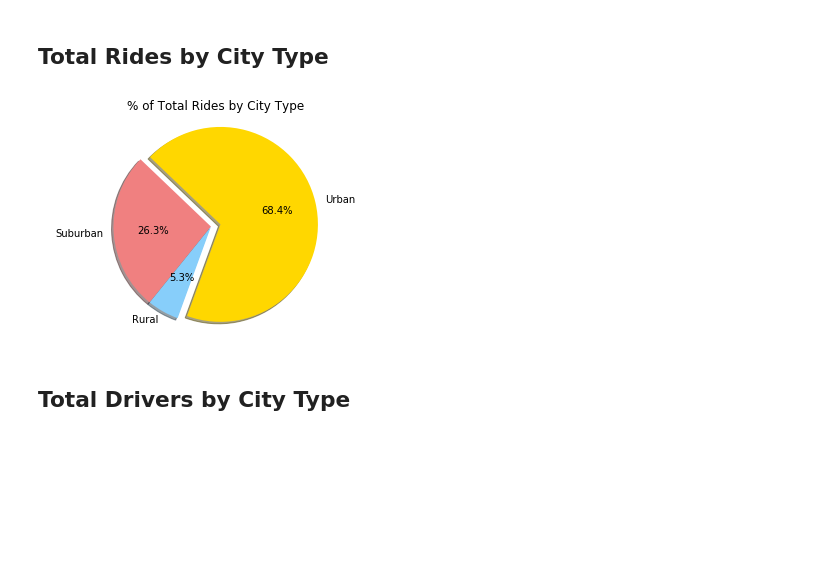
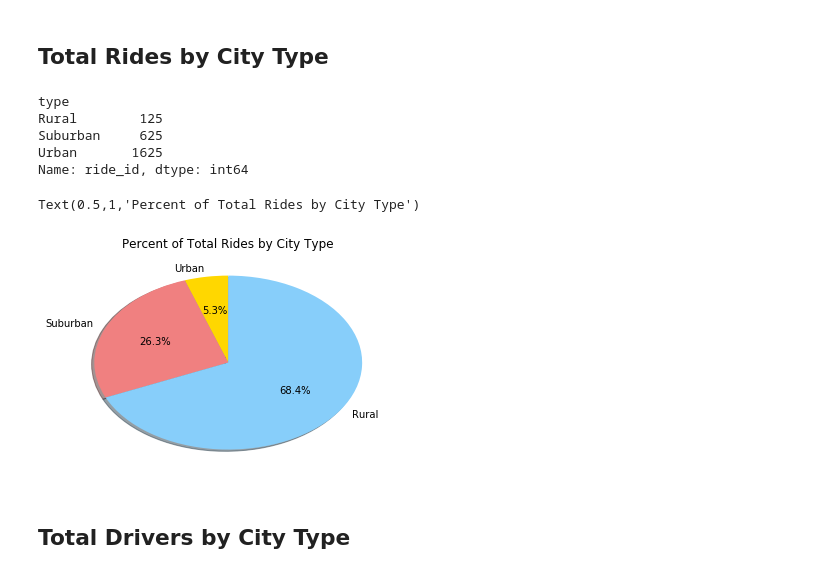
Before and after one commit to diamondamil/Pyber, a Jupyter notebook: pyber_starter.ipynb, the cells around one changed output. Drawn from its saved outputs; the diff is of its cells as text; code cells hidden in the pictures; blank space fills up the shorter version.

```diff
--- a/pyber_starter.ipynb
+++ b/pyber_starter.ipynb
@@ -145,36 +138,52 @@ plt.show()
 # %%
 # Calculate Ride Percents
 
 # Build Pie Chart
 
 #Percentage of Total Rides by City Type Pie Chart
 
-number_of_urban = ridecity_df[ridecity_df.loc[:,'type'] == "Urban"].city.count()
-number_of_suburban = ridecity_df[ridecity_df.loc[:,'type'] == "Suburban"].city.count()
-number_of_rural = ridecity_df[ridecity_df.loc[:,'type'] == "Rural"].city.count()
-number_of_fares = ridecity_df.city.count()
+#number_of_urban = ridecity_df[ridecity_df.loc[:,'type'] == "Urban"].city.count()
+#number_of_suburban = ridecity_df[ridecity_df.loc[:,'type'] == "Suburban"].city.count()
+#number_of_rural = ridecity_df[ridecity_df.loc[:,'type'] == "Rural"].city.count()
+#number_of_fares = ridecity_df.city.count()
 
 # Labels for the sections of our pie chart
-labels = ["Urban", "Suburban", "Rural"]
+#labels = ["Urban", "Suburban", "Rural"]
 
 # The values of each section of the pie chart
-sizes = [number_of_urban,number_of_suburban, number_of_rural]
+#sizes = [number_of_urban,number_of_suburban, number_of_rural]
 
 # The colors of each section of the pie chart
 colors = ["gold", "lightcoral", "lightskyblue"]
 
 # Tells matplotlib to seperate the "Python" section from the others
-explode = (0.1, 0, 0)
+#explode = (0.1, 0, 0)
 
-plt.pie(sizes, explode = explode, colors = colors, labels=labels, autopct="%1.1f%%", shadow=True, startangle=-110)
-plt.axis('equal')
-plt.title("% of Total Rides by City Type")
-plt.show()
+#plt.pie(sizes, explode = explode, colors = colors, labels=labels, autopct="%1.1f%%", shadow=True, startangle=-110)
+#plt.axis('equal')
+#plt.title("% of Total Rides by City Type")
+#plt.show()
 
 
+
+CombinedTotalRidesPerType = ridecity_df.groupby("type").count()["ride_id"]
+print(CombinedTotalRidesPerType)
+
+# Create a Pie Chart
+plt.pie(CombinedTotalRidesPerType , colors = colors, labels = labels , autopct = "%1.1f%%" , shadow = True , startangle = 90)
+
+# Set Title
+plt.title("Percent of Total Rides by City Type")
+
 # Save Figure
 # %% [output]
+type
+Rural        125
+Suburban     625
+Urban       1625
+Name: ride_id, dtype: int64
+Text(0.5,1,'Percent of Total Rides by City Type')
-[figure, old version]
+[figure, new version]
 # %%
 # Show Figure
 plt.show()
```
Also changed, not shown: parts of 1 cell of this notebook.
